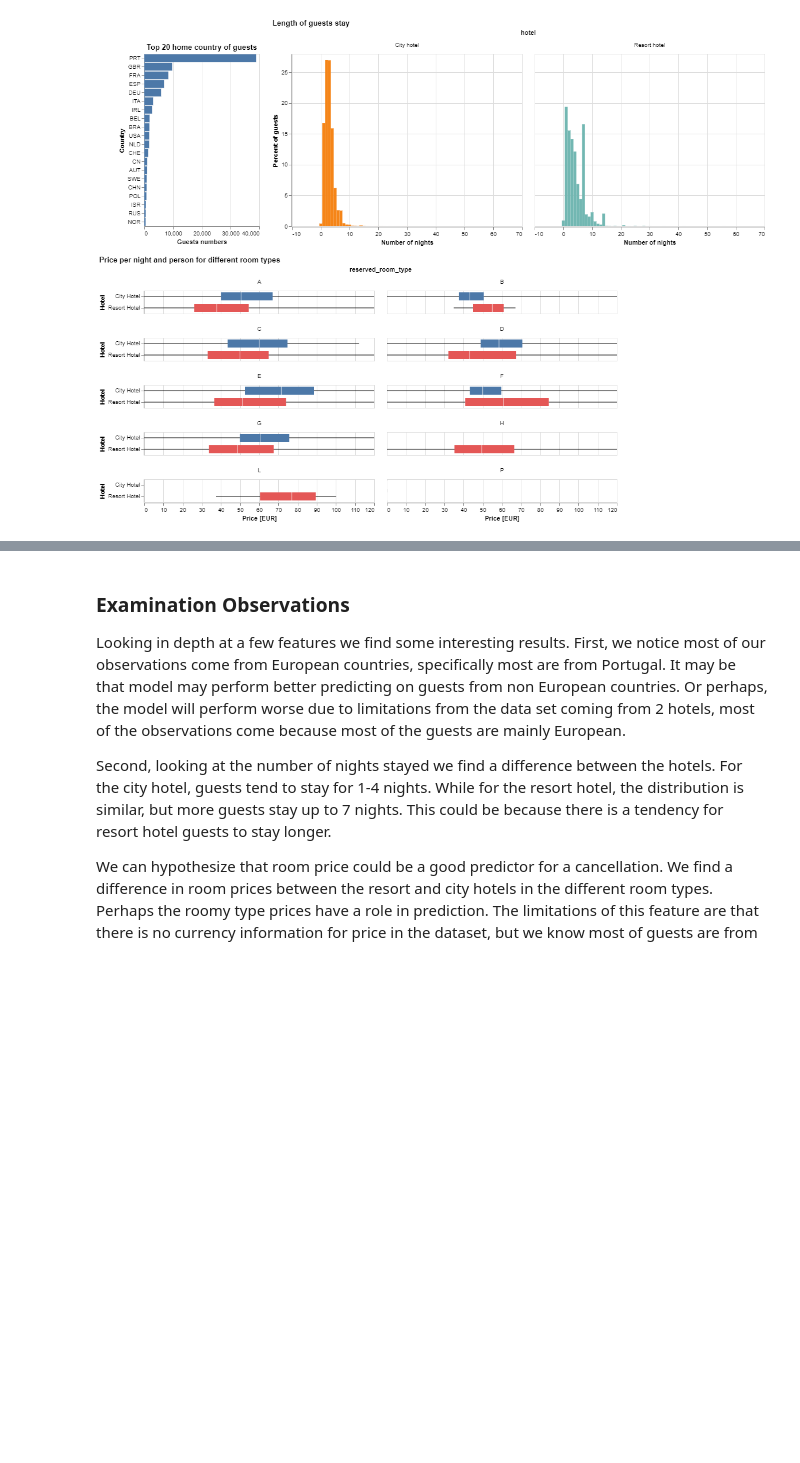
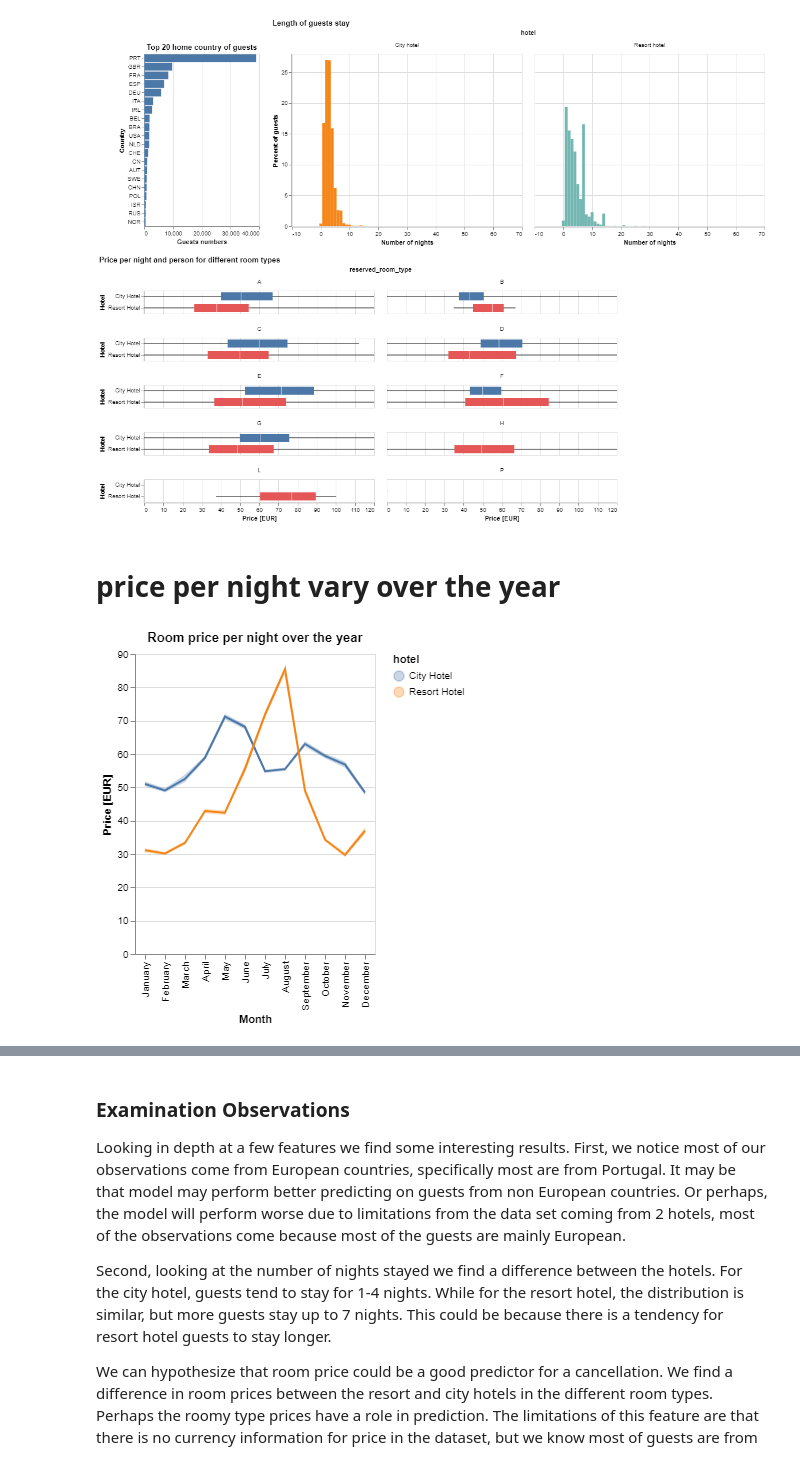
Before and after one commit to elgohr-update/chenzhao2020-dsci-522_group-28, a Jupyter notebook: src/hotels_data_preliminary_analysis_eda.ipynb, the cells around one changed output, grey strips where cells are left out. Saved outputs shown, nothing was run; the diff lists cells and outputs as text; code cells hidden in the pictures; blank space fills up the shorter version.

```diff
--- a/src/hotels_data_preliminary_analysis_eda.ipynb
+++ b/src/hotels_data_preliminary_analysis_eda.ipynb
@@ -291,3 +291,37 @@ stay = alt.Chart(nights_data).mark_bar().encode(
 ((countries.properties(height=300,width = 200) |stay) & room_price)
 # %% [output]
 [figure]
+# %% [markdown]
+# price per night vary over the year
+# %%
+# grab data:
+from pandas.api.types import CategoricalDtype
+prices_monthly = X_train[
+    ["hotel", "arrival_date_month", "adr_ac"]
+].sort_values("arrival_date_month")
+
+# order by month:
+months_ordered = [
+    "January",
+    "February",
+    "March",
+    "April",
+    "May",
+    "June",
+    "July",
+    "August",
+    "September",
+    "October",
+    "November",
+    "December",
+]
+prices_monthly["arrival_date_month"] = pd.Categorical(prices_monthly["arrival_date_month"], categories=months_ordered, ordered=True)
+prices_monthly= prices_monthly.sort_values('arrival_date_month')
+prices_points = alt.Chart(prices_monthly, title='Room price per night over the year').mark_point().encode(
+    alt.X("arrival_date_month", title='Month', sort = months_ordered),
+    alt.Y("adr_ac", title='Price [EUR]'),
+    alt.Color("hotel"))
+prices_points
+prices_points.mark_errorband(extent='ci') + prices_points.encode(y="mean(adr_ac)").mark_line()
+# %% [output]
+[figure, added]
```
Also changed, not shown: parts of 7 cells of this notebook.
